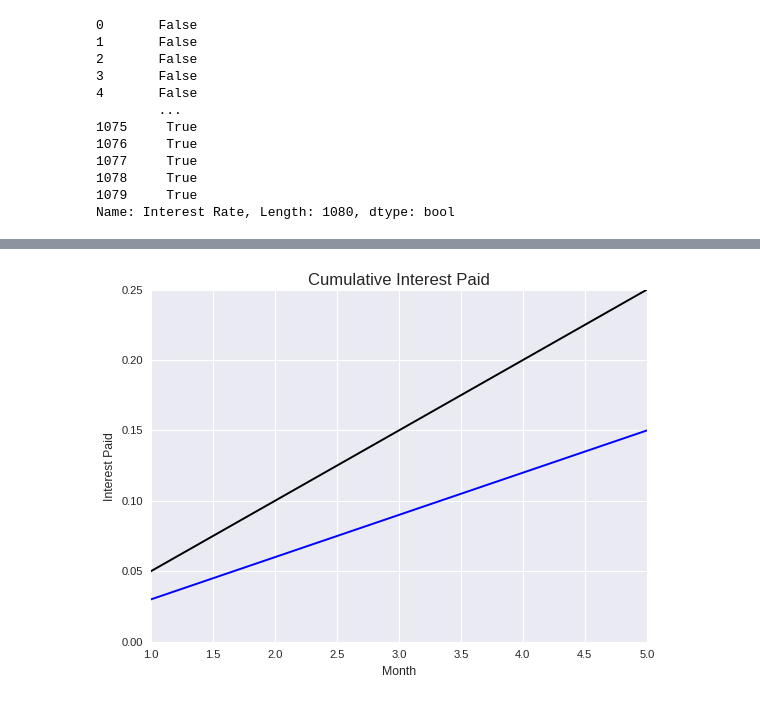
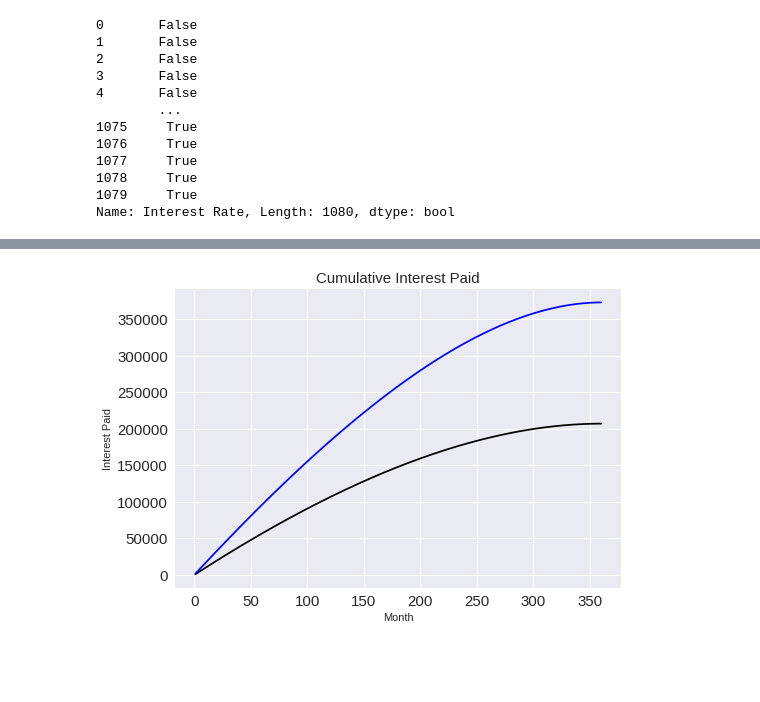
Before and after one commit to rajasreekalli/datascience-dojo, a Jupyter notebook: Recrete_Graph2.ipynb, the cells around one changed output, grey strips where cells are left out. Drawn from its saved outputs; the diff is of its cells as text; code cells hidden in the pictures; blank space fills up the shorter version.

```diff
--- a/Recrete_Graph2.ipynb
+++ b/Recrete_Graph2.ipynb
@@ -24,5 +24,6 @@ df
 # %%
 # 1. Create a filter so the Mortgage Name is '30 Year'.  Use the len() to find how many rows correspond to 30 years.
 mortgage_filter = df['Mortgage Name']=='30 Year'
-mortgage_filter.value_counts()
+new_df = df.loc[mortgage_filter,:]
+new_df
 # %% [output]
@@ -36,6 +43,6 @@ len(df[mortgage_filter])
 # %%
 # 2. Create a filter for an interest rate of 3% (notice how it is written in the data!).
-df['Interest Rate']==0.03
-interest_filter = df['Interest Rate']==0.03
-df['Interest Rate'].value_counts()
+interest_filter = new_df['Interest Rate']==0.03
+new_df = new_df.loc[interest_filter, :]
+new_df
 # %% [output]
@@ -91,6 +119,12 @@ df.cumsum().head()
 # %%
-# 5. Use plt.plot(x, y, c=color) to plot the black line (5%).  We want the x values to be the ['Month'] and the y values to be the cumulative sum of the Interest Paid.  You can use the code from the previous question to define your y values within the plt.plot() function!  Hint: for black, c = 'k'
-
-df['Interest Rate']==0.05
-df.cumsum()
+ # # 5. Use plt.plot(x, y, c=color) to plot the black line (5%).  We want the x values to be the ['Month'] and the y values to be the cumulative sum of the Interest Paid.  You can use the code from the previous question to define your y values within the plt.plot() function!  Hint: for black, c = 'k'
+new_df_5 = df.loc[mortgage_filter,:]
+new_df_5
+interest_filter_5 = new_df_5['Interest Rate']==0.05
+new_df_5 = new_df_5.loc[interest_filter_5, :]
+plt.plot(new_df_5['Month'], new_df_5['Interest Paid'].cumsum() , c= 'k');
+plt.xlabel('Month', fontsize = 15)
+plt.ylabel('Interest Paid', fontsize = 15);
+plt.xticks(fontsize = 15)
+plt.yticks(fontsize = 15);
 # %% [output]
@@ -126,10 +132,12 @@ plt.plot([1, 2, 3, 4, 5], [0.03, 0.06, 0.09, 0.12, 0.15], c ='b');
 # %%
 # Hint: plt.xticks(fontsize = 15) and plt.yticks(fontsize = 15) might be useful to make the ticks bigger.
 plt.style.use('seaborn')
-plt.plot([1, 2, 3, 4, 5], [0.05, 0.10, 0.15, 0.20, 0.25], c= 'k');
-plt.plot([1, 2, 3, 4, 5], [0.03, 0.06, 0.09, 0.12, 0.15], c ='b');
+plt.plot(new_df['Month'], new_df['Interest Paid'].cumsum() , c= 'k');
+plt.plot(new_df_5['Month'], new_df_5['Interest Paid'].cumsum() , c= 'b');
 plt.xlabel('Month')
 plt.ylabel('Interest Paid');
 plt.title('Cumulative Interest Paid', fontsize = 15);
+plt.xticks(fontsize = 15)
+plt.yticks(fontsize = 15);
 # %% [output]
-[figure, old version]
+[figure, new version]
```
Also changed, not shown: parts of 10 cells of this notebook.
